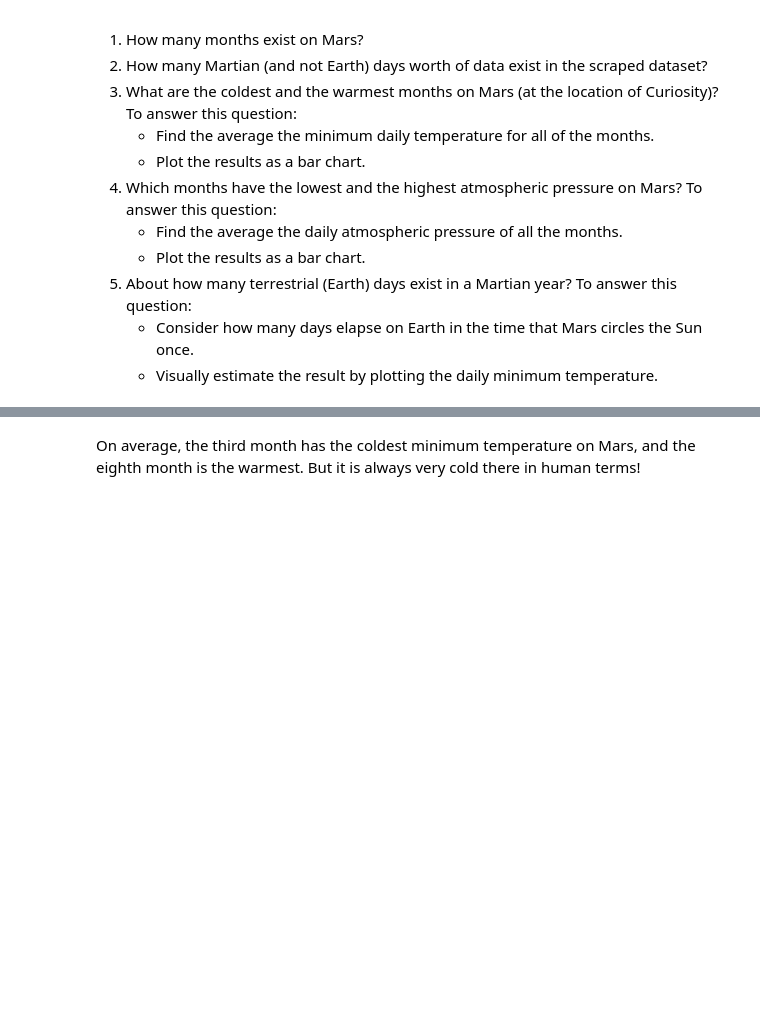
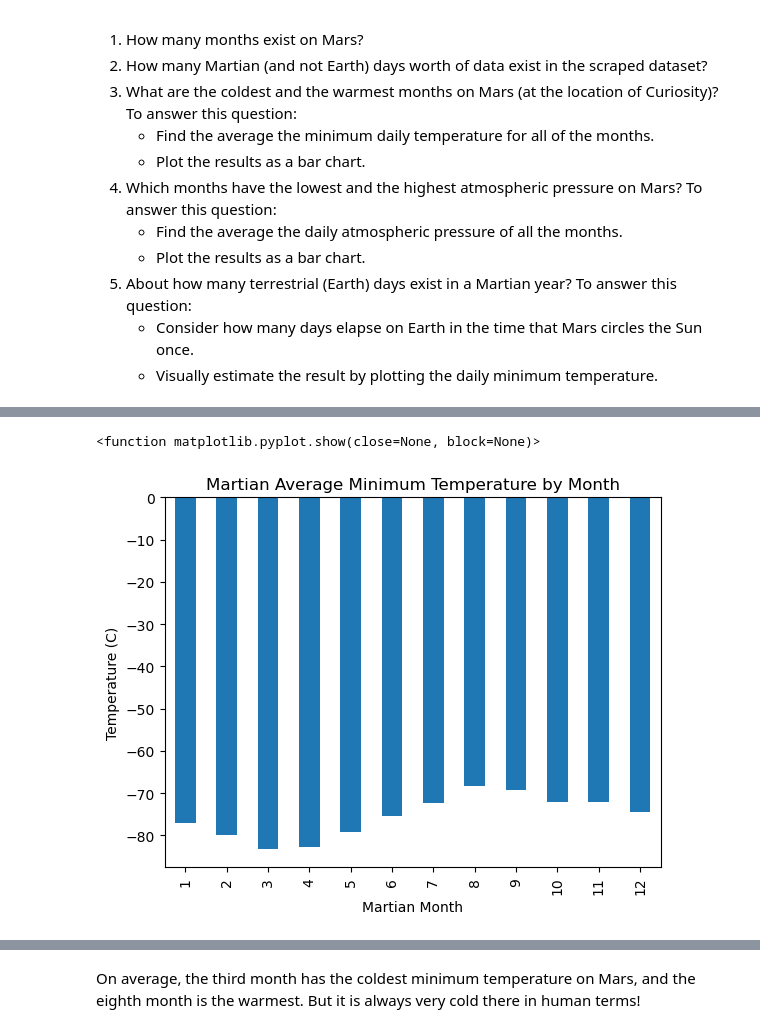
Before and after one commit to JLNoga/module-11-challenge, a Jupyter notebook: part_2_mars_weather.ipynb, the cells around one changed output, grey strips where cells are left out. Drawn from its saved outputs; the diff is of its cells as text; code cells hidden in the pictures; blank space fills up the shorter version.

```diff
--- a/part_2_mars_weather.ipynb
+++ b/part_2_mars_weather.ipynb
@@ -193,2 +199,4 @@ Analyze your dataset by using Pandas functions to answer the following questions
 # %%
 # 3. What is the average low temperature by month?
+avg_temp_df = df.groupby('month').agg({'min_temp':'mean'})
+avg_temp_df
@@ -197,2 +218,12 @@ Analyze your dataset by using Pandas functions to answer the following questions
+# %%
+# Plot the average temperature by month
+avg_temp_df.plot.bar(legend = False)
+plt.title("Martian Average Minimum Temperature by Month")
+plt.ylabel("Temperature (C)")
+plt.xlabel("Martian Month")
+plt.show
+# %% [output]
+<function matplotlib.pyplot.show(close=None, block=None)>
+[figure, added]
 # %%
 # Identify the coldest and hottest months in Curiosity's location
```
Also changed, not shown: parts of 11 cells of this notebook, 1 other file.
